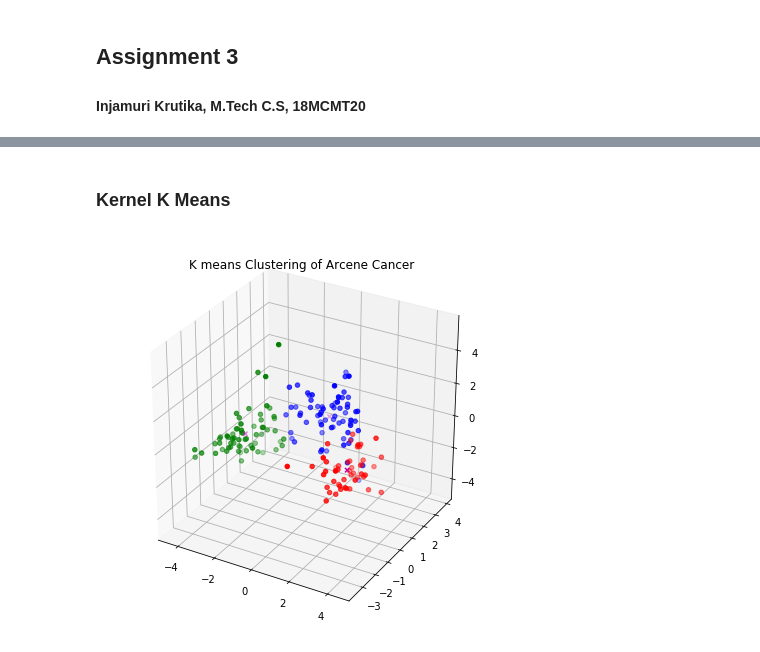
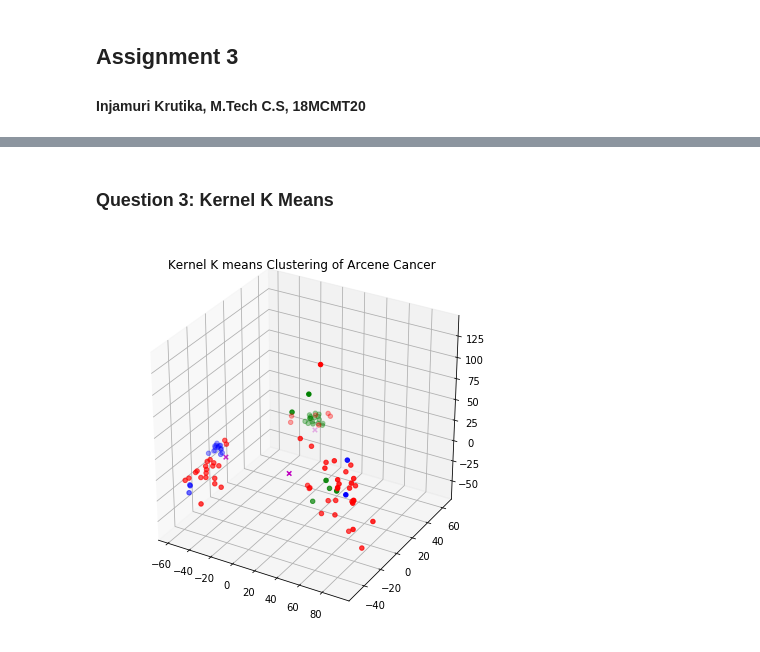
Before and after one commit to Injamuri-Krutika/Pattern-Recognition, a Jupyter notebook: Assignment-3/Assignment 3_18MCMT20.ipynb, the cells around one changed output, grey strips where cells are left out. Saved outputs shown, nothing was run; the diff lists cells and outputs as text; code cells hidden in the pictures.

```diff
--- a/Assignment-3/Assignment 3_18MCMT20.ipynb
+++ b/Assignment-3/Assignment 3_18MCMT20.ipynb
@@ -91,8 +91,8 @@ scaler = StandardScaler()
 X_std = scaler.fit_transform(X)
 pca = PCA(n_components=3)
 pca.fit(X_std)
-X = pca.transform(X_std)
-centroids_cancer, centroids_new_cancer, clusters_cancer,y_cancer = k_means_clustering(X, 2, y)
+X_cancer= pca.transform(X_std)
+centroids_cancer, centroids_new_cancer, clusters_cancer,y_cancer = k_means_clustering(X_cancer, 2, y)
 print("Old Centroids: ",centroids_cancer, sep="\n")
 print("New Centroids: ",centroids_new_cancer, sep="\n")
 # %% [output]
@@ -344,12 +357,12 @@ Average F-Measure:  0.9459299528315852
 # %% [markdown]
-### Kernel K Means
+### Question 3: Kernel K Means
 # %%
 k = 3
-clustering = SpectralClustering(n_clusters=k,assign_labels="discretize",random_state=0).fit_predict(X)
+clustering = SpectralClustering(n_clusters=k,assign_labels="discretize",random_state=0).fit_predict(X_cancer)
 # clustering = SpectralClustering(n_clusters=k,assign_labels="discretize",random_state=0).fit_predict(iris_dataset[:100,:])
 
-clusters = np.array([X[clustering == i] for i in range(k)])
+clusters = np.array([X_cancer[clustering == i] for i in range(k)])
 centroids_new = np.array([np.mean(clusters[i],axis=0) for i in range(k)])
-plot_clusters(clusters, centroids_new,"K means Clustering of Arcene Cancer")
+plot_clusters(clusters, centroids_new,"Kernel K means Clustering of Arcene Cancer")
 # %% [output]
-[figure, old version]
+[figure, new version]
```
Also changed, not shown: parts of 20 cells of this notebook, 1 other file.
